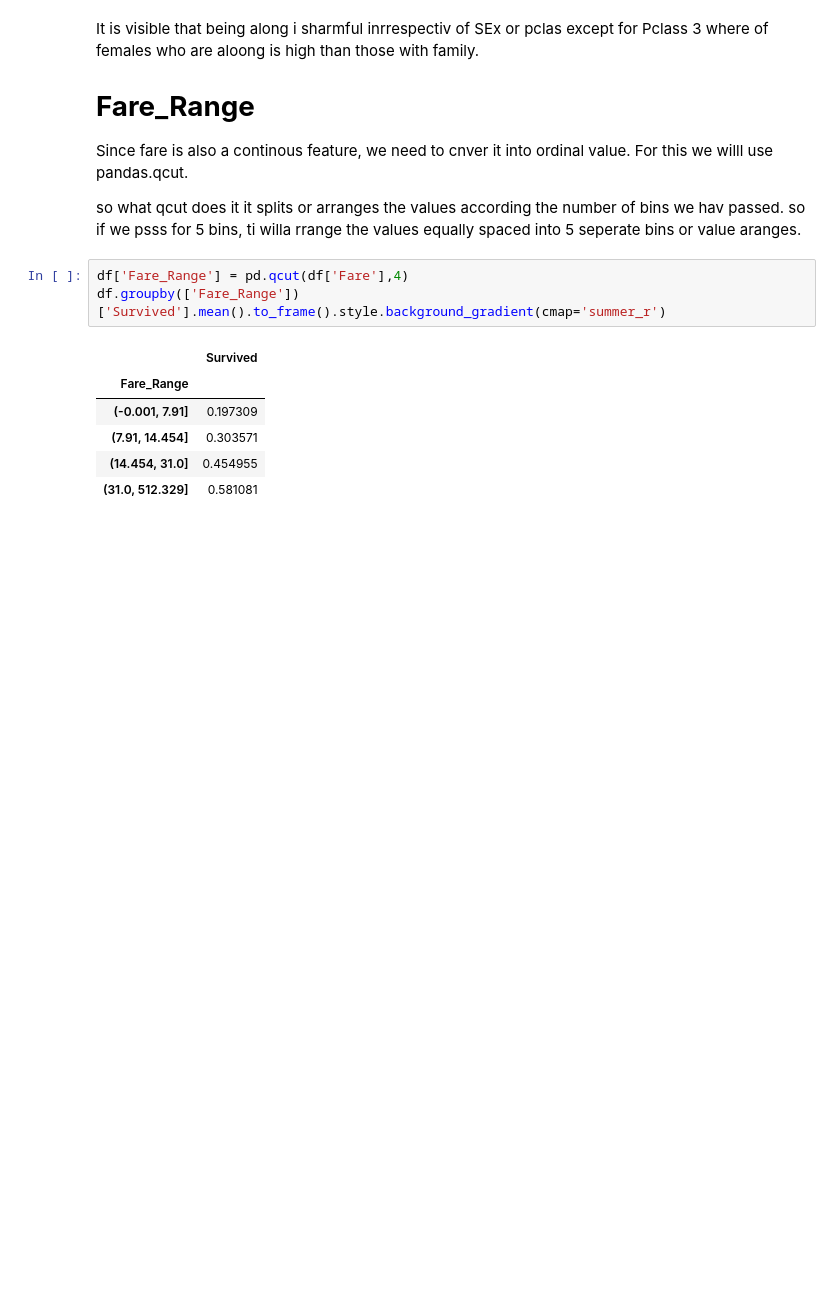
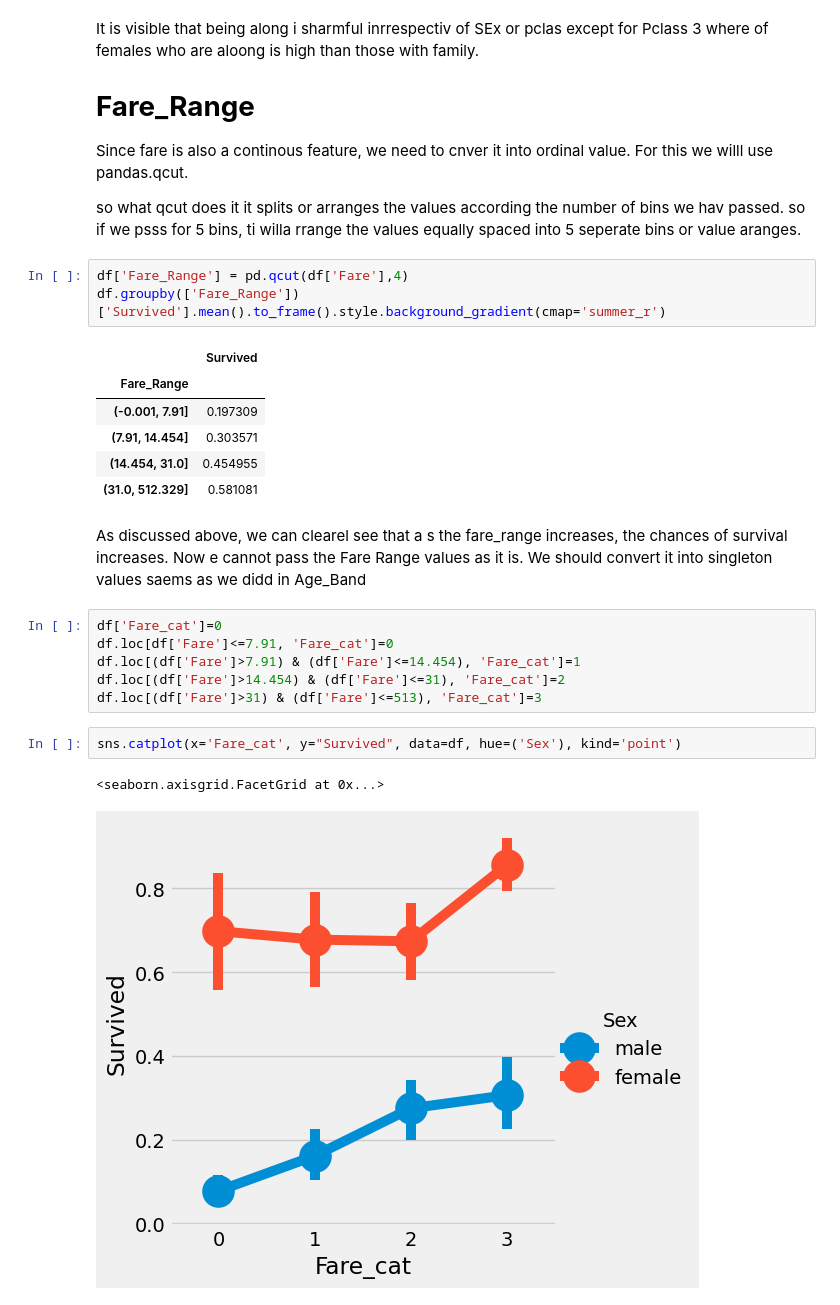
Before and after one commit to Highflying07/Data-Science, a Jupyter notebook: EDA_To_Prediction(DieTanic).ipynb, the cells around one changed output. Saved outputs shown, nothing was run; the diff lists cells and outputs as text; blank space fills up the shorter version.

```diff
--- a/EDA_To_Prediction(DieTanic).ipynb
+++ b/EDA_To_Prediction(DieTanic).ipynb
@@ -705,3 +709,16 @@ df.groupby(['Fare_Range'])['Survived'].mean().to_frame().style.background_gradie
 | (7.91, 14.454] | 0.303571 |
 | (14.454, 31.0] | 0.454955 |
 | (31.0, 512.329] | 0.581081 |
+# %% [markdown]
+As discussed above, we can clearel see that a s the fare_range increases, the chances of survival increases. Now e cannot pass the Fare Range values as it is. We should convert it into singleton values saems as we didd in Age_Band
+# %%
+df['Fare_cat']=0
+df.loc[df['Fare']<=7.91, 'Fare_cat']=0
+df.loc[(df['Fare']>7.91) & (df['Fare']<=14.454), 'Fare_cat']=1
+df.loc[(df['Fare']>14.454) & (df['Fare']<=31), 'Fare_cat']=2
+df.loc[(df['Fare']>31) & (df['Fare']<=513), 'Fare_cat']=3
+# %%
+sns.catplot(x='Fare_cat', y="Survived", data=df, hue=('Sex'), kind='point')
+# %% [output]
+<seaborn.axisgrid.FacetGrid at 0x...>
+[figure, added]
```
Also changed, not shown: parts of 34 cells of this notebook.
